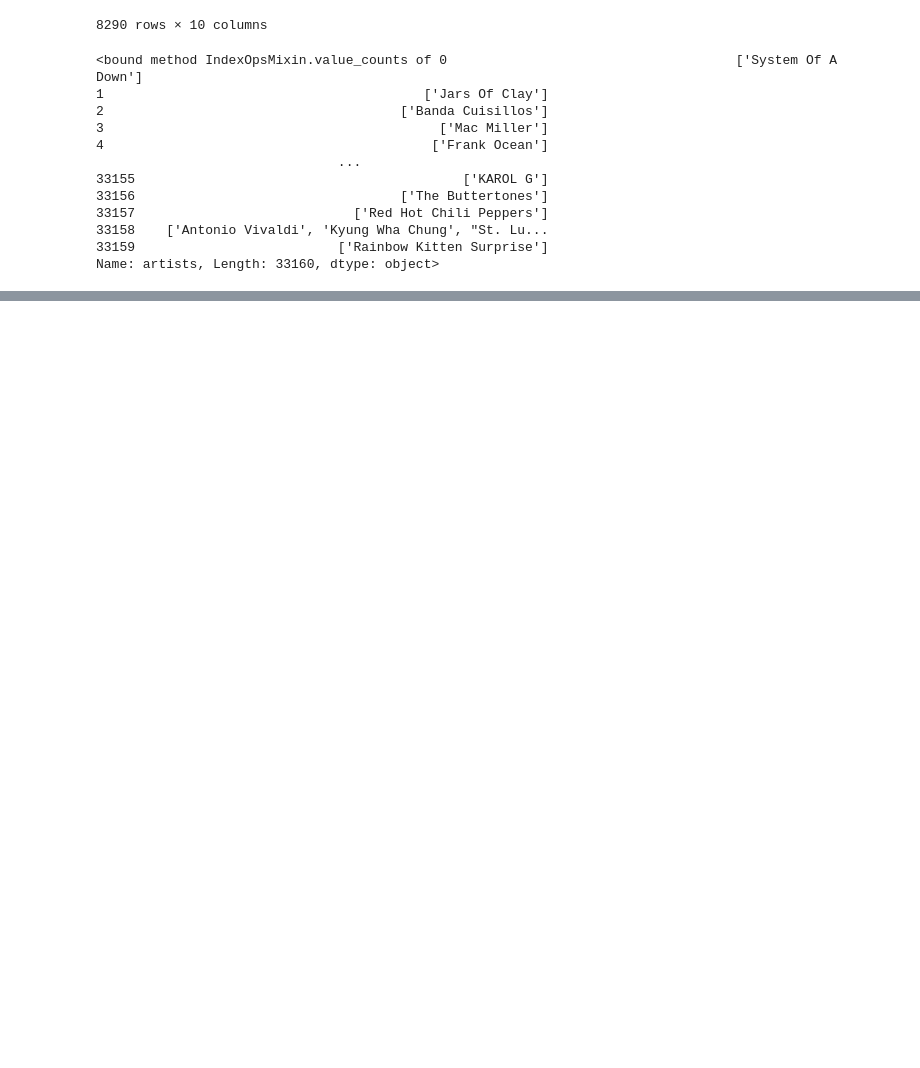
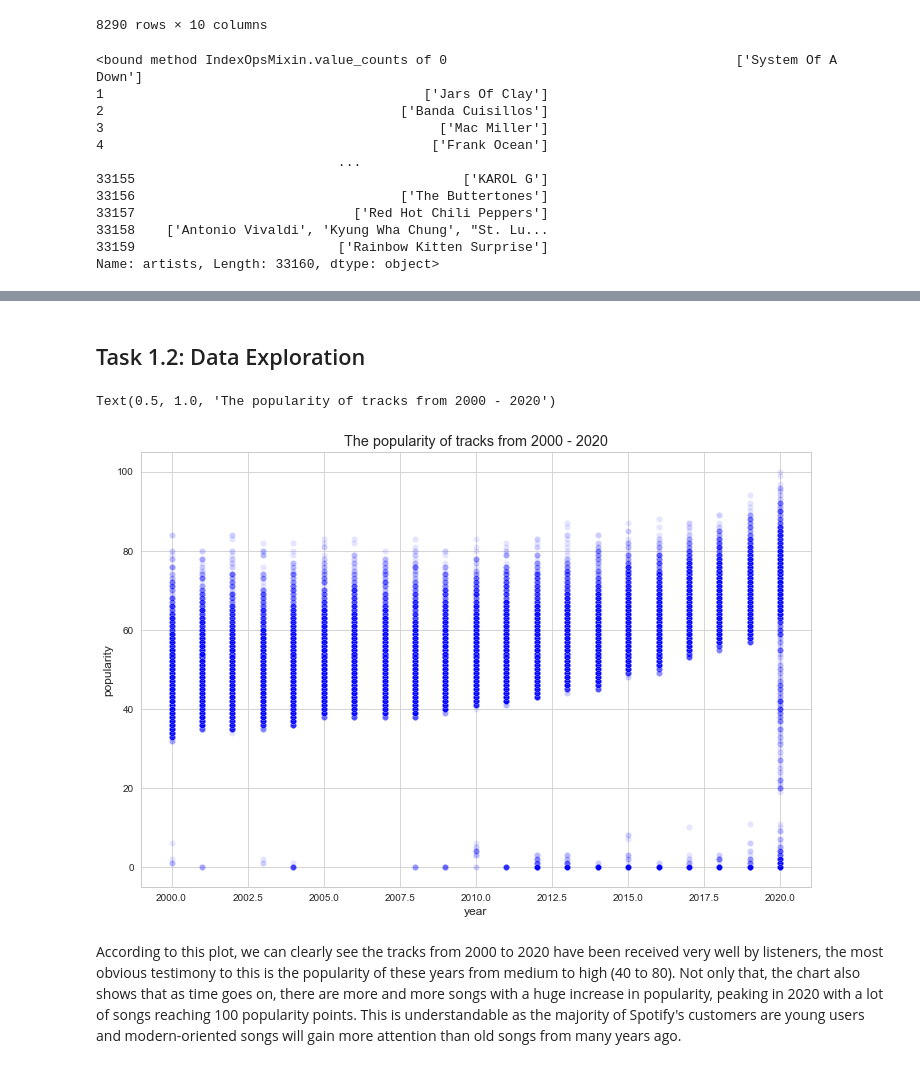
Before and after one commit to quangLinh9038/pds-group-project, a Jupyter notebook: assignment3.ipynb, the cells around one changed output, grey strips where cells are left out. Cells and saved outputs as stored; diff of their text form; code cells hidden in the pictures; blank space fills up the shorter version.

Commit message:
update data explore 1

```diff
--- a/assignment3.ipynb
+++ b/assignment3.ipynb
@@ -356,3 +356,15 @@ test.head()
 | 2 | 2020 | ['j balvin', 'tainy', 'dua lipa',... | 0.571 | 0 | 0EhpEsp4L0oRGM0vmeaN5e | 6 | -8.234 | un dia (one day) (feat. tainy) | 92 | ... |
 | 3 | 2010 | ['bruce springsteen'] | 0.731 | 0 | 0Tk2agqmwJajtoX6sCxngb | 7 | -10.581 | fire | 52 | ... |
 | 4 | 2000 | ['mudvayne'] | 0.745 | 0 | 099F8DBwudywg5KK6WVFox | 11 | -4.503 | nothing to gein | 41 | ... |
+# %% [markdown]
+## Task 1.2: Data Exploration
+# %%
+# Relationship of popularity and year
+fig_dims = (12, 8)
+fig, ax = plt.subplots(figsize=fig_dims)
+sns.scatterplot(x="year", y="popularity", ax=ax, data=train, alpha=0.1, color='blue').set_title('The popularity of tracks from 2000 - 2020')
+# %% [output]
+Text(0.5, 1.0, 'The popularity of tracks from 2000 - 2020')
+[figure, added]
+# %% [markdown]
+According to this plot, we can clearly see the tracks from 2000 to 2020 have been received very well by listeners, the most obvious testimony to this is the popularity of these years from medium to high (40 to 80). Not only that, the chart also shows that as time goes on, there are more and more songs with a huge increase in popularity, peaking in 2020 with a lot of songs reaching 100 popularity points. This is understandable as the majority of Spotify's customers are young users and modern-oriented songs will gain more attention than old songs from many years ago.
```
